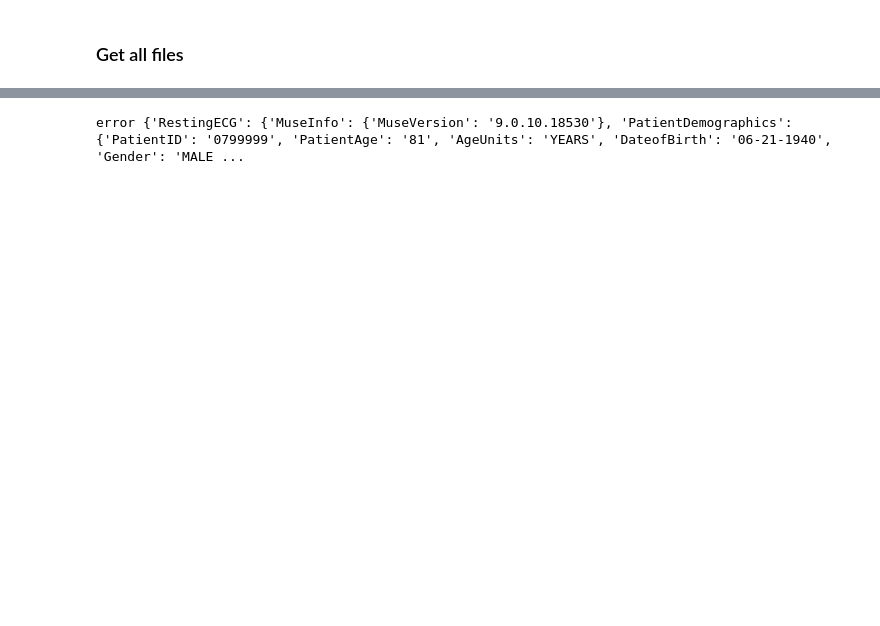
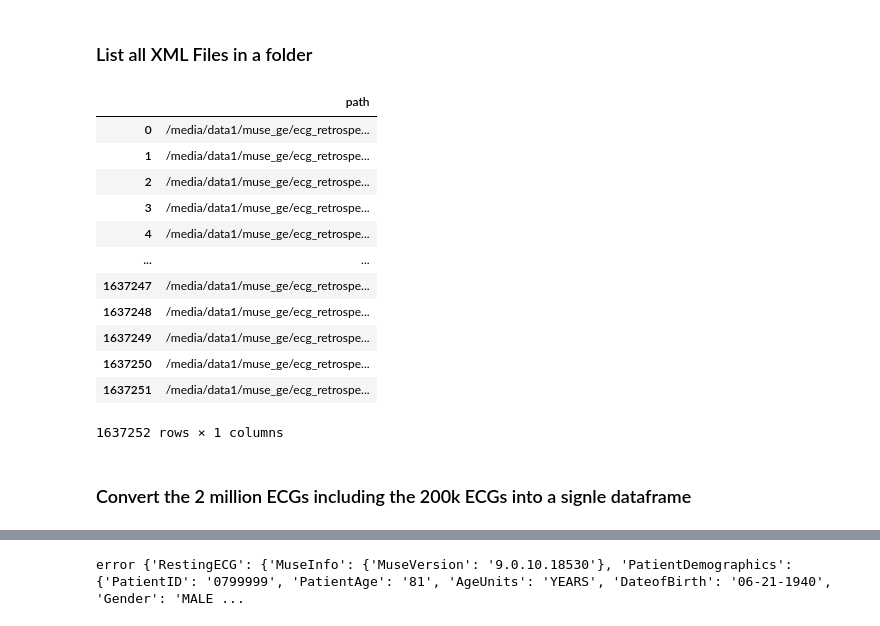
Before and after one commit to HeartWise-AI/DeepECG_Preprocess, a Jupyter notebook: DeepECG_GetFiles.ipynb, the cells around one changed output, grey strips where cells are left out. Saved outputs shown, nothing was run; the diff lists cells and outputs as text; code cells hidden in the pictures; blank space fills up the shorter version.

```diff
--- a/DeepECG_GetFiles.ipynb
+++ b/DeepECG_GetFiles.ipynb
@@ -533,8 +533,8 @@ def generate_ecg_dataframe_and_npy(df, output_dir="/ekg_waveforms_output/"):
         }
     )
     return df_output
-# %% [markdown]
-### Get all files
+# %% [markdown]
+### List all XML Files in a folder
 # %%
 import numpy as np
 import pandas as pd
@@ -578,15 +578,28 @@ def df_stats(df):
     print(tabulate(df_stat_val, headers="keys", tablefmt="psql"))
     return df.head()
 # %%
-### List all files in '/media/data1/muse_ge/ecg_retrospective' ending in XML and add them to list
-#import glob
-#import os
+import glob
+import os
+import pandas as pd
+from tqdm import tqdm
 
-## Get all fins in directory 'media/data1/muse_ge/ecg_retrospective' ending in .XML
-#path = "/media/data1/muse_ge/ecg_retrospective"
-#all_files = glob.glob(os.path.join(path, "*.xml"))
-### Create dataframe with all ECG files
-#df = pd.DataFrame(all_files, columns=["path"])
-#display(df)
+path = "/media/data1/muse_ge/ecg_retrospective"
+all_files = glob.glob(os.path.join(path, "*.xml"))
 
-# 1711846 files as of 2022
+# Convert all_files to a DataFrame with a progress bar
+df = pd.DataFrame(tqdm(all_files, desc='Creating DataFrame'), columns=["path"])
+display(df)
+# %% [output]
+|  | path |
+| 0 | /media/data1/muse_ge/ecg_retrospe... |
+| 1 | /media/data1/muse_ge/ecg_retrospe... |
+| 2 | /media/data1/muse_ge/ecg_retrospe... |
+| 3 | /media/data1/muse_ge/ecg_retrospe... |
+| 4 | /media/data1/muse_ge/ecg_retrospe... |
+| ... | ... |
+| 1637247 | /media/data1/muse_ge/ecg_retrospe... |
+| 1637248 | /media/data1/muse_ge/ecg_retrospe... |
+| 1637249 | /media/data1/muse_ge/ecg_retrospe... |
+| 1637250 | /media/data1/muse_ge/ecg_retrospe... |
+| 1637251 | /media/data1/muse_ge/ecg_retrospe... |
+1637252 rows × 1 columns
@@ -596,0 +619,2 @@ display(df_describe.())
+# %% [markdown]
+### Convert the 2 million ECGs including the 200k ECGs into a signle dataframe
```
Also changed, not shown: parts of 49 cells of this notebook.
